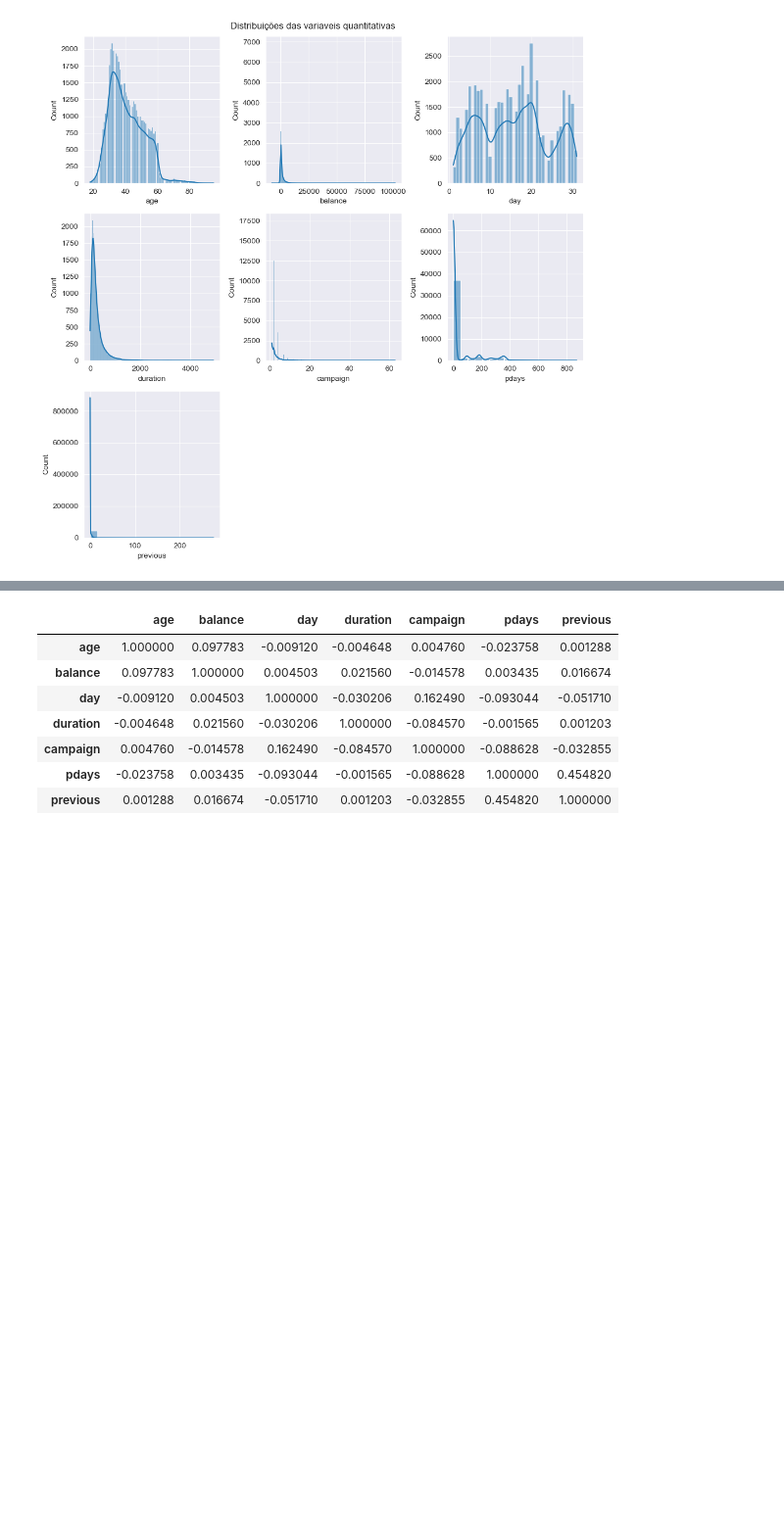
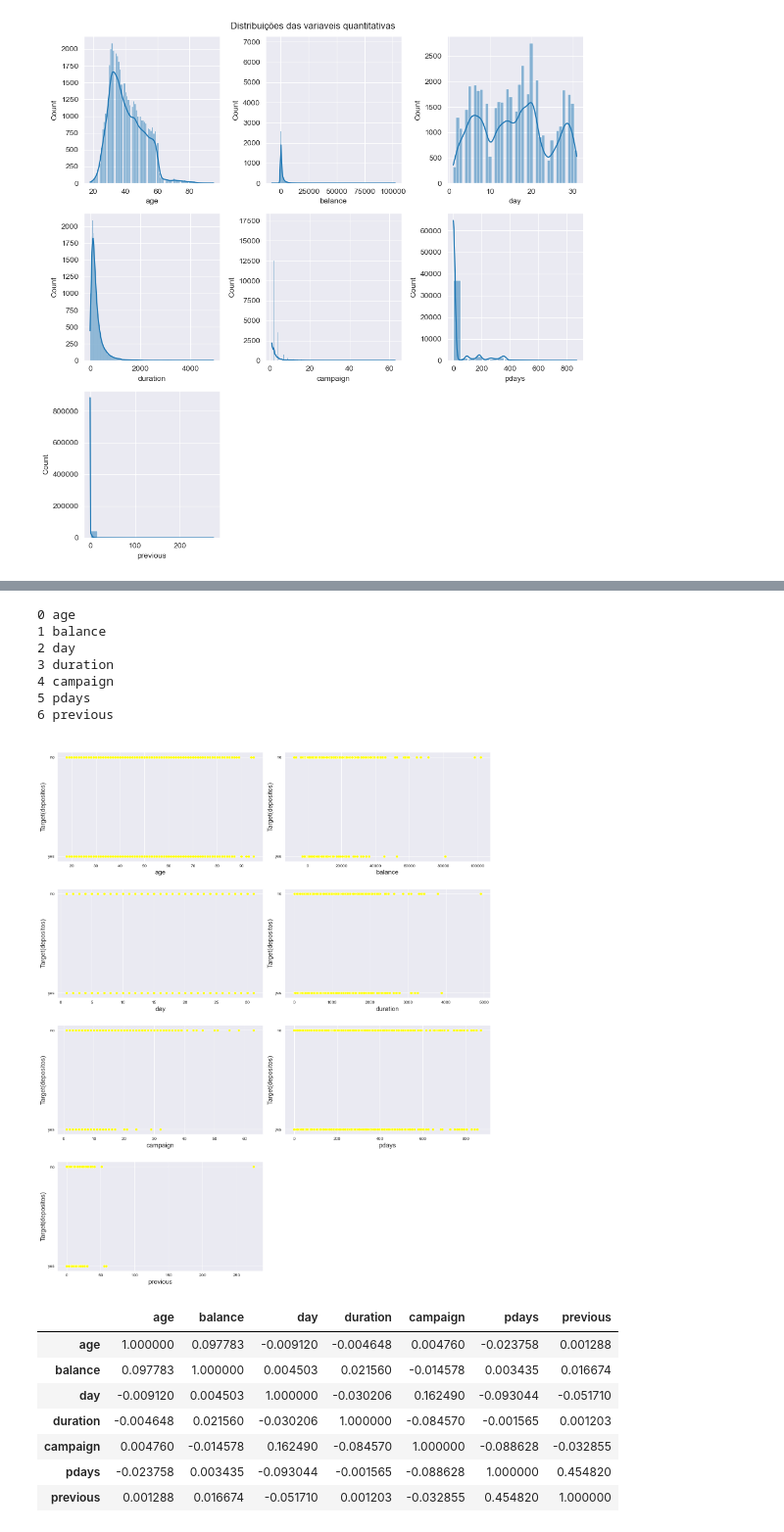
Before and after one commit to a-proenca/ML, a Jupyter notebook: TP.ipynb, the cells around one changed output, grey strips where cells are left out. Shown at 98% size. Cells and saved outputs as stored; diff of their text form; code cells hidden in the pictures; blank space fills up the shorter version.

```diff
--- a/TP.ipynb
+++ b/TP.ipynb
@@ -301,3 +413,26 @@ plt.tight_layout()
+# %%
+# SCATTER PLOTS PARA OS DADOS NUMERICOS EM FUNCAO DO TARGET
+
+dados_num = dados[['age','balance','day','duration','campaign','pdays','previous','y']]
+cols = ['age','balance','day','duration','campaign','pdays','previous']
+plt.figure(figsize=(15,18))
+for i, dados_numericos in enumerate(cols):
+    print(i,dados_numericos)
+    plt.subplot(4,2,i+1)
+    sea.scatterplot(x=dados_numericos, y='y', data=dados_num, color='yellow')
+    plt.title("scatterplot of {} by target(depositos)".format(dados_numericos), size=20, color="white")
+    plt.xlabel("{}".format(dados_numericos),size=15)
+    plt.ylabel("Target(depositos)",size=15)
+plt.tight_layout()
+# %% [output]
+0 age
+1 balance
+2 day
+3 duration
+4 campaign
+5 pdays
+6 previous
+[figure, added]
 # %%
 dados.corr()
 # %% [output]
```
Also changed, not shown: parts of 44 cells of this notebook.
